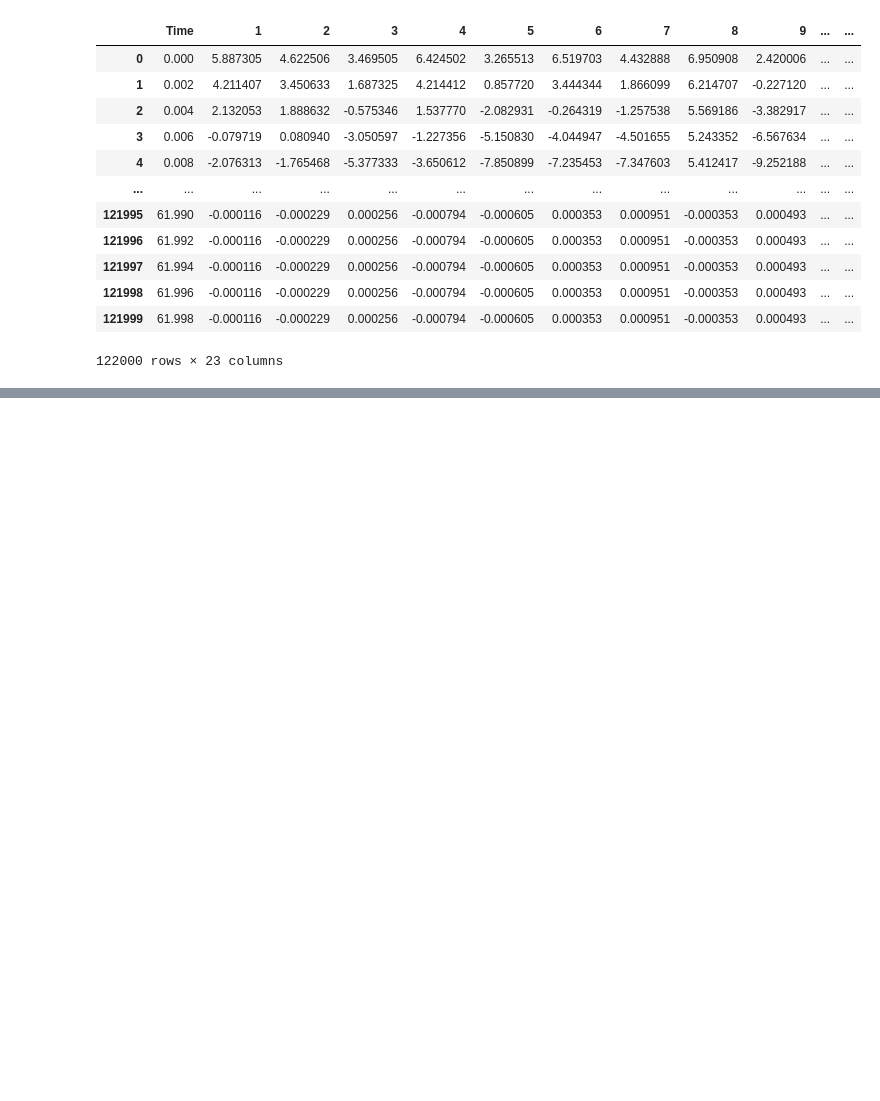
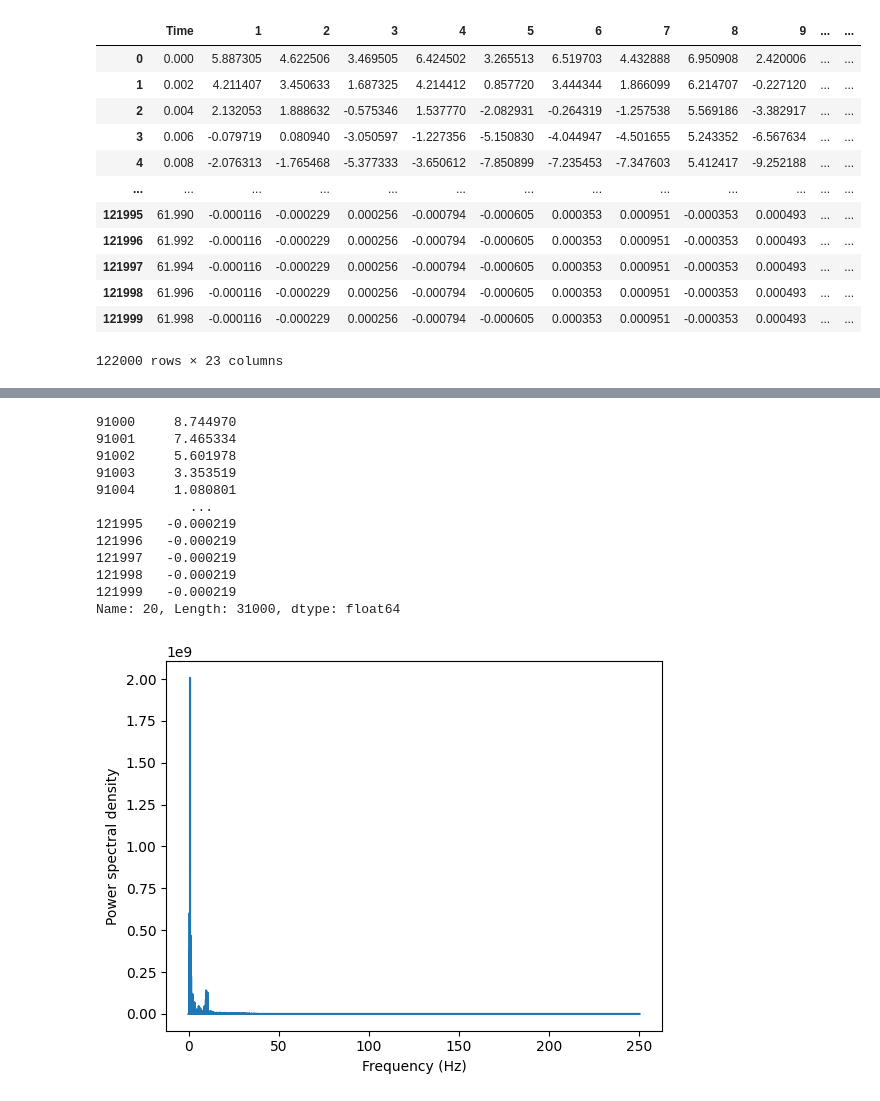
Before and after one commit to Chris-P-Chicken7/eeg-stress-monitor, a Jupyter notebook: ptt.ipynb, the cells around one changed output, grey strips where cells are left out. Saved outputs shown, nothing was run; the diff lists cells and outputs as text; code cells hidden in the pictures; blank space fills up the shorter version.

```diff
--- a/ptt.ipynb
+++ b/ptt.ipynb
@@ -43,0 +114,43 @@ plt.show()
+# %%
+# Load the EEG data from a file or generate some simulated data
+eeg_data = df['20'][91000:]
+print(eeg_data)
+
+# Remove any artifacts or noise from the EEG signal using pre-processing techniques
+
+# Define a window function
+window = np.hamming(len(eeg_data))
+
+# Apply the window function to the EEG data
+windowed_data = eeg_data * window
+
+# Perform the Fourier Transform
+fft_data = np.fft.fft(windowed_data)
+
+# Calculate the power spectrum
+power_spectrum = np.abs(fft_data)**2
+
+# Define the frequency range of the EEG signal
+sampling_rate =  500 # in Hz
+num_samples= 31000
+freq_bins = np.linspace(0, sampling_rate / 2, num_samples // 2 + 1)
+
+# Plot the power spectrum as frequency bins
+plt.plot(freq_bins, power_spectrum[:len(freq_bins)])
+plt.xlabel('Frequency (Hz)')
+plt.ylabel('Power spectral density')
+plt.show()
+# %% [output]
+91000     8.744970
+91001     7.465334
+91002     5.601978
+91003     3.353519
+91004     1.080801
+            ...
+121995   -0.000219
+121996   -0.000219
+121997   -0.000219
+121998   -0.000219
+121999   -0.000219
+Name: 20, Length: 31000, dtype: float64
+[figure, added]
```
Also changed, not shown: parts of 4 cells of this notebook.
